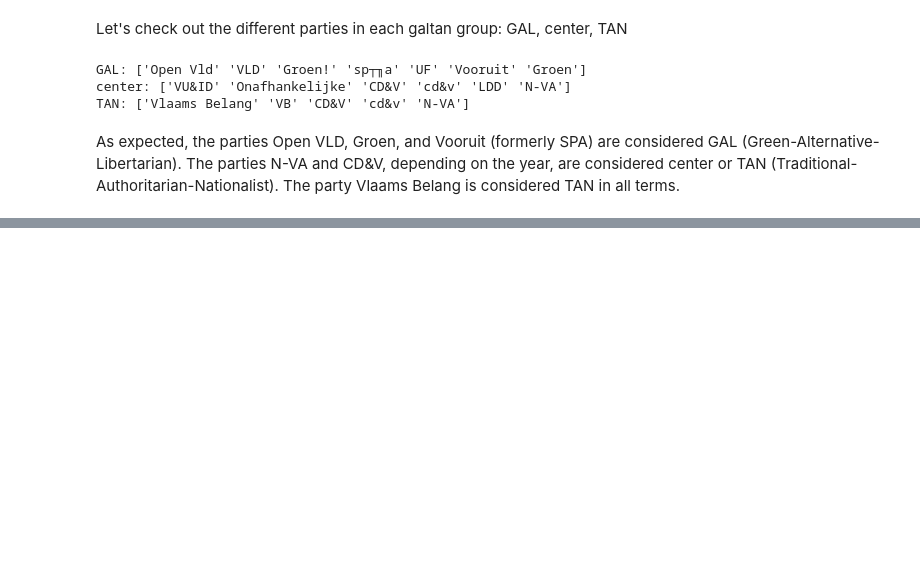
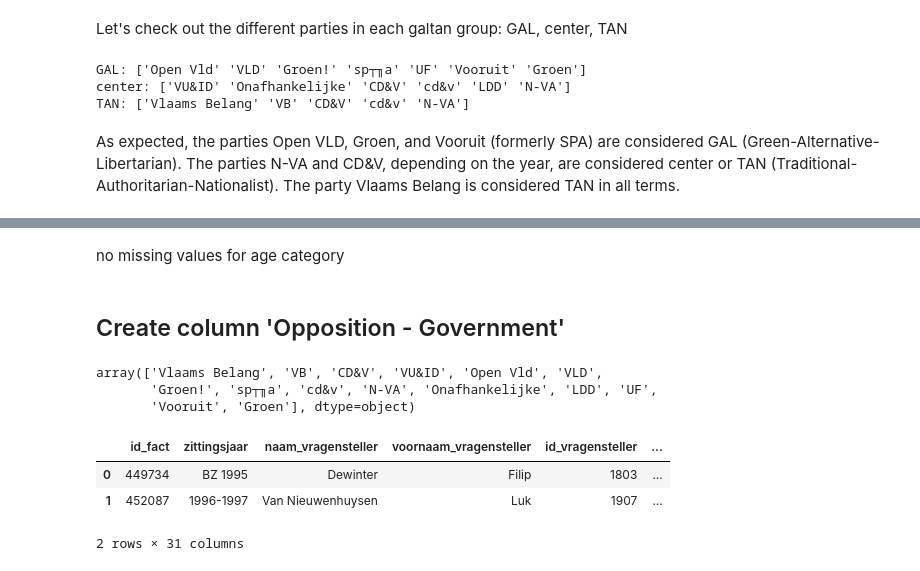
Before and after one commit to yasemin98/MAthesis, a Jupyter notebook: cleaning_preprocessing.ipynb, the cells around one changed output, grey strips where cells are left out. Drawn from its saved outputs; the diff is of its cells as text; code cells hidden in the pictures; blank space fills up the shorter version.

```diff
--- a/cleaning_preprocessing.ipynb
+++ b/cleaning_preprocessing.ipynb
@@ -938,0 +943,2 @@ As expected, the parties Open VLD, Groen, and Vooruit (formerly SPA) are conside
+# %%
+df = pd.read_csv('df_final.csv')
@@ -938,0 +1030,11 @@ As expected, the parties Open VLD, Groen, and Vooruit (formerly SPA) are conside
+# %%
+#age categories
+age_bins = [0, 35, 50, df['Age'].max()]
+age_labels = ['Up to 35', '36-50', 'Above 50']
+
+df['age_category'] = pd.cut(df['Age'], bins=age_bins, labels=age_labels, right=True)
+print(df[['Age', 'age_category']].head())
+
+#observations in each age category
+category_counts = df['age_category'].value_counts()
+print("Number of observations in each category:\n", category_counts)
@@ -938,0 +1059,43 @@ As expected, the parties Open VLD, Groen, and Vooruit (formerly SPA) are conside
+# %% [markdown]
+no missing values for age category
+# %% [markdown]
+## Create column 'Opposition - Government'
+# %%
+#creating a df with each government that was in power with start en end date, and parties in government
+gov_df = pd.DataFrame({
+    'start_date': ['1995-06-20', '1999-07-13', '2003-06-10', '2004-07-20', '2007-06-27', '2009-07-13', '2014-07-25', '2019-07-02', '2019-10-02'],
+    'end_date': ['1999-07-13', '2003-06-10', '2004-07-20', '2007-06-27', '2009-07-13', '2014-07-25', '2019-07-02', '2019-10-02', '2024-06-14'],
+    'naam_regering': ['Van den Brande IV', 'Dewael', 'Somers', 'Leterme', 'Peeters I', 'Peeters II', 'Bourgeois', 'Homans', 'Jambon'],
+    'party1': ['CD&V','VLD','VLD','VLD','VLD','CD&V', 'CD&V', 'CD&V','CD&V' ],
+    'party2': ['cd&v','Open Vld','Open Vld','Open Vld','Open Vld','cd&v','cd&v', 'cd&v','cd&v' ],
+    'party3': ['Vooruit','Groen!','Groen!', 'N-VA', 'N-VA', 'N-VA', 'N-VA', 'N-VA','N-VA' ],
+    'party4': ['sp┬╖a','Groen','Groen', 'CD&V', 'CD&V','sp┬╖a', 'VLD', 'VLD', 'VLD' ],
+    'party5': [None,'VU&ID','Vooruit', 'cd&v', 'cd&v', 'Vooruit','Open Vld', 'Open Vld', 'Open Vld' ],
+    'party6': [None, None, 'sp┬╖a', 'sp┬╖a', 'sp┬╖a', None, None, None, None],
+    'party7': [None, None, None, 'Vooruit', 'Vooruit', None, None, None, None]
+})
+
+gov_df['start_date'] = pd.to_datetime(gov_df['start_date'])
+gov_df['end_date'] = pd.to_datetime(gov_df['end_date'])
+# %%
+df['party_naam'].unique()
+# %% [output]
+array(['Vlaams Belang', 'VB', 'CD&V', 'VU&ID', 'Open Vld', 'VLD',
+       'Groen!', 'sp┬╖a', 'cd&v', 'N-VA', 'Onafhankelijke', 'LDD', 'UF',
+       'Vooruit', 'Groen'], dtype=object)
+# %%
+# adding government in power to each row
+def find_government(date, gov_df):
+    for _, row in gov_df.iterrows():
+        if row['start_date'] <= date <= row['end_date']:
+            return row['naam_regering'], row[['party1', 'party2', 'party3', 'party4', 'party5', 'party6', 'party7']].dropna().tolist()
+    return None, []
+
+df[['gov_name', 'parties_in_gov']] = df['publicatiedatum'].apply(lambda x: find_government(x, gov_df)).apply(pd.Series)
+# %%
+df.head(2)
+# %% [output]
+|  | id_fact | zittingsjaar | naam_vragensteller | voornaam_vragensteller | id_vragensteller | ... |
+| 0 | 449734 | BZ 1995 | Dewinter | Filip | 1803 | ... |
+| 1 | 452087 | 1996-1997 | Van Nieuwenhuysen | Luk | 1907 | ... |
+2 rows × 31 columns
```
Also changed, not shown: parts of 20 cells of this notebook, 4 other files.
